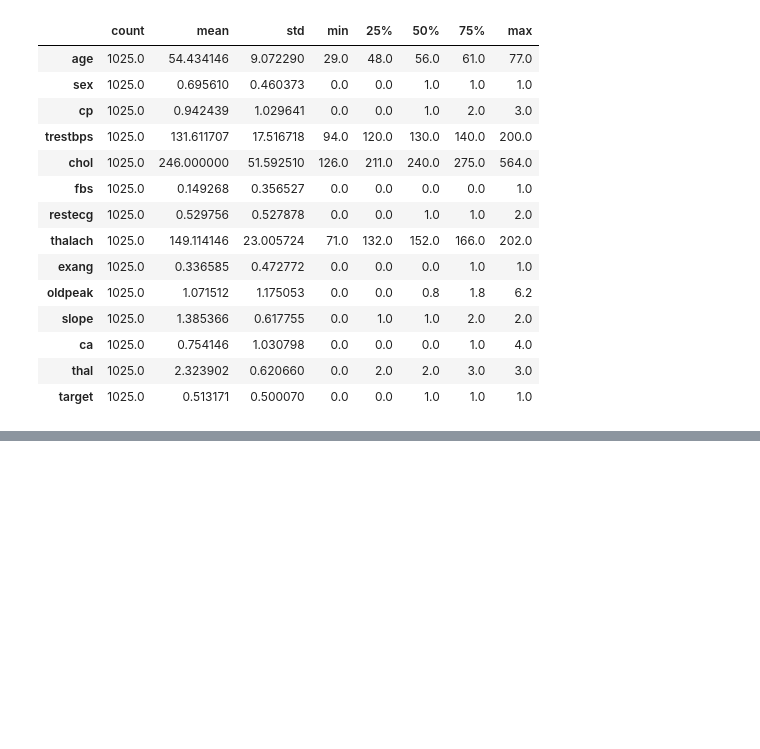
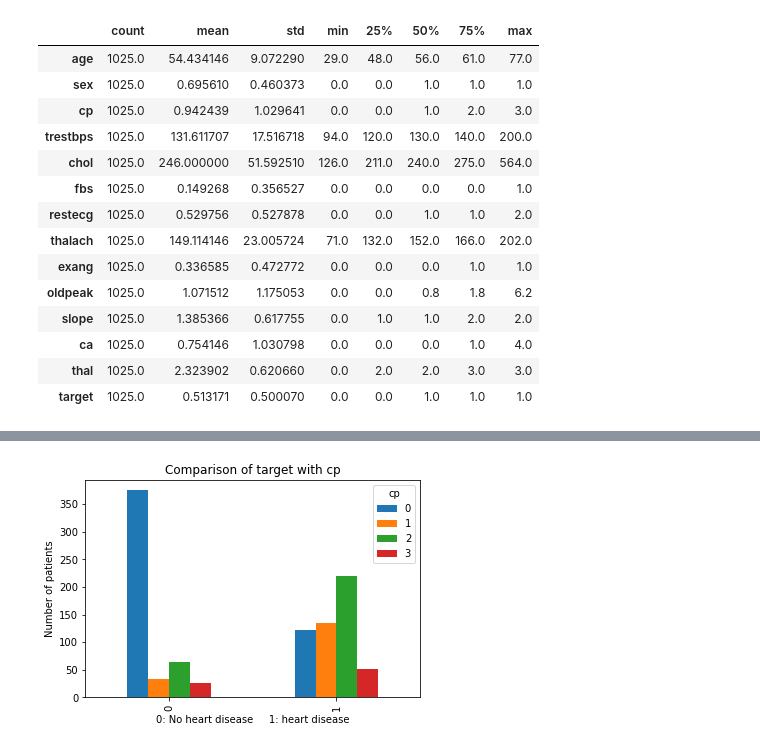
Before and after one commit to iamguptashubham/heart_disease_prediction, a Jupyter notebook: Heart_disease_prediction.ipynb, the cells around one changed output, grey strips where cells are left out. Cells and saved outputs as stored; diff of their text form; code cells hidden in the pictures; blank space fills up the shorter version.

```diff
--- a/Heart_disease_prediction.ipynb
+++ b/Heart_disease_prediction.ipynb
@@ -161,0 +196,7 @@ df.describe().T
+# %%
+pd.crosstab(df.target, df.cp).plot(kind="bar")
+plt.xlabel("0: No heart disease     1: heart disease")
+plt.ylabel("Number of patients")
+plt.title("Comparison of target with cp");
+# %% [output]
+[figure, added]
```
Also changed, not shown: parts of 18 cells of this notebook.
